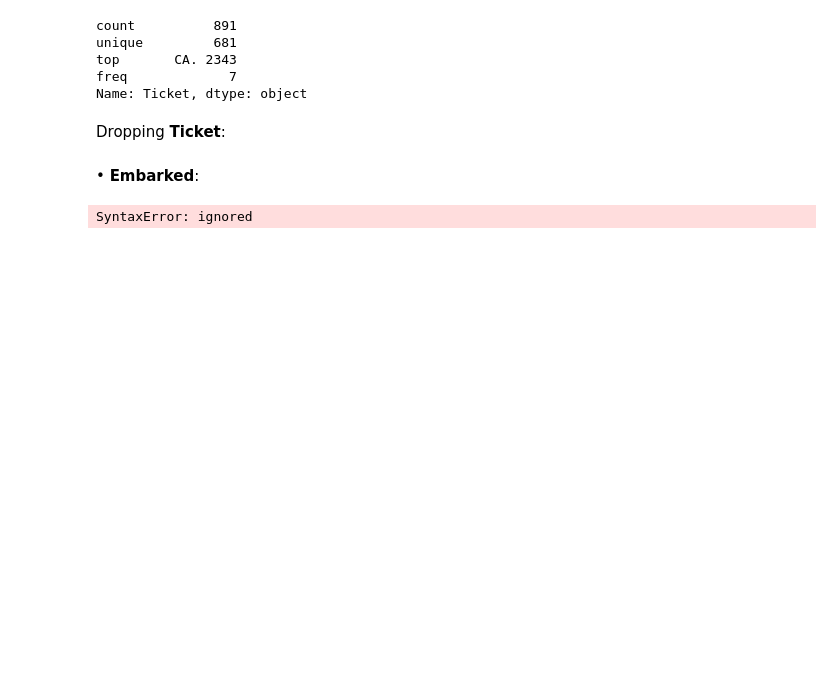
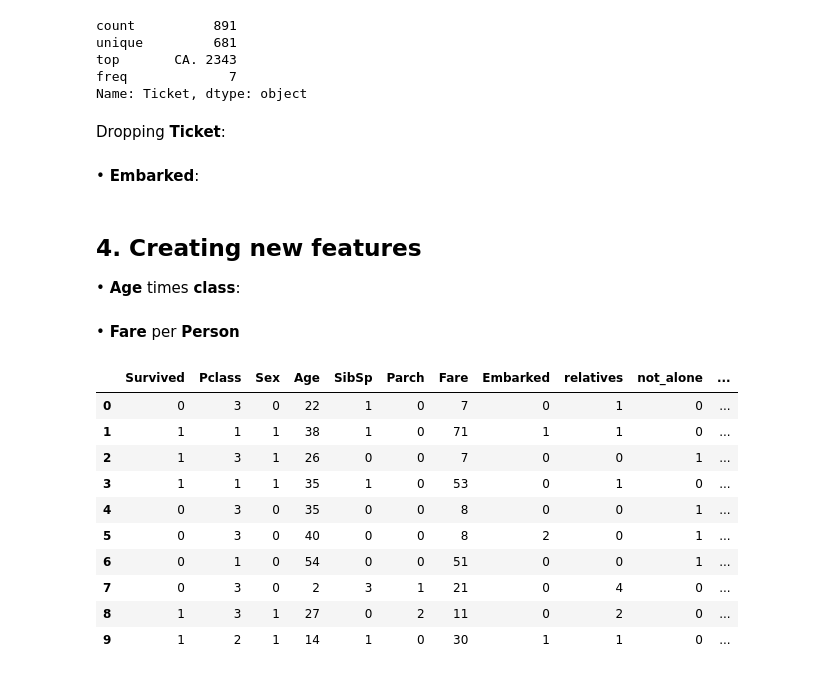
Before and after one commit to SamuelBFG/DL-studies, a Jupyter notebook: Kaggle/Titanic.ipynb, the cells around one changed output. Drawn from its saved outputs; the diff is of its cells as text; code cells hidden in the pictures; blank space fills up the shorter version.

```diff
--- a/Kaggle/Titanic.ipynb
+++ b/Kaggle/Titanic.ipynb
@@ -380,21 +379,31 @@ data = [train_data, test_data]
 
 for dataset in data:
     dataset['Embarked'] = dataset['Embarked'].map(ports)
-# %%
-gfrom sklearn.ensemble import RandomForestClassifier
-
-y = train_data["Survived"]
-
-features = ["Pclass", "Sex", "SibSp", "Parch"]
-X = pd.get_dummies(train_data[features])
-X_test = pd.get_dummies(test_data[features])
-
-model = RandomForestClassifier(n_estimators=100, max_depth=5, random_state=1)
-model.fit(X, y)
-predictions = model.predict(X_test)
-
-output = pd.DataFrame({'PassengerId': test_data.PassengerId, 'Survived': predictions})
-output.to_csv('my_submission.csv', index=False)
-print("Your submission was successfully saved!")
-# %% [output]
-SyntaxError: ignored
+# %% [markdown]
+## 4. Creating new features
+
+• **Age** times **class**:
+# %%
+data = [train_data, test_data]
+for dataset in data:
+    dataset['Age_Class'] = dataset['Age'] * dataset['Pclass']
+# %% [markdown]
+• **Fare** per **Person**
+# %%
+for dataset in data:
+    dataset['Fare_Per_Person'] = dataset['Fare']/(dataset['relatives']+1)
+    dataset['Fare_Per_Person'] = dataset['Fare_Per_Person'].astype(int)
+# Let's take a last look at the training set, before we start training the models.
+train_data.head(10)
+# %% [output]
+|  | Survived | Pclass | Sex | Age | SibSp | Parch | Fare | Embarked | relatives | not_alone | ... |
+| 0 | 0 | 3 | 0 | 22 | 1 | 0 | 7 | 0 | 1 | 0 | ... |
+| 1 | 1 | 1 | 1 | 38 | 1 | 0 | 71 | 1 | 1 | 0 | ... |
+| 2 | 1 | 3 | 1 | 26 | 0 | 0 | 7 | 0 | 0 | 1 | ... |
+| 3 | 1 | 1 | 1 | 35 | 1 | 0 | 53 | 0 | 1 | 0 | ... |
+| 4 | 0 | 3 | 0 | 35 | 0 | 0 | 8 | 0 | 0 | 1 | ... |
+| 5 | 0 | 3 | 0 | 40 | 0 | 0 | 8 | 2 | 0 | 1 | ... |
+| 6 | 0 | 1 | 0 | 54 | 0 | 0 | 51 | 0 | 0 | 1 | ... |
+| 7 | 0 | 3 | 0 | 2 | 3 | 1 | 21 | 0 | 4 | 0 | ... |
+| 8 | 1 | 3 | 1 | 27 | 0 | 2 | 11 | 0 | 2 | 0 | ... |
+| 9 | 1 | 2 | 1 | 14 | 1 | 0 | 30 | 1 | 1 | 0 | ... |
```
Also changed, not shown: parts of 34 cells of this notebook.
